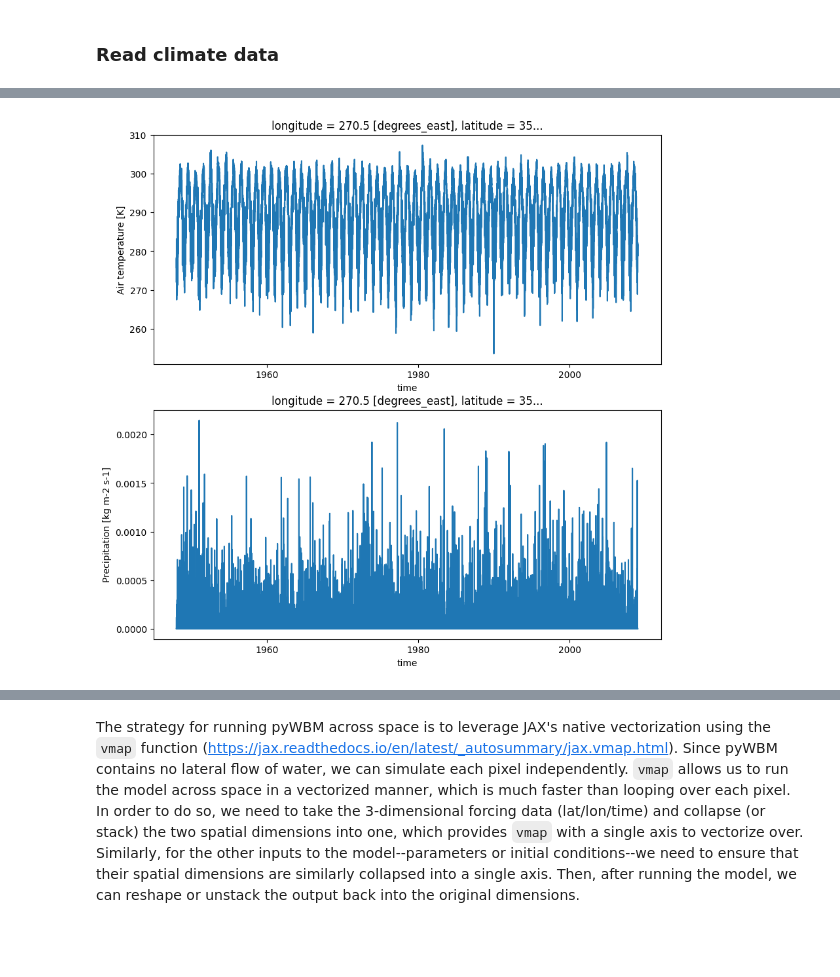
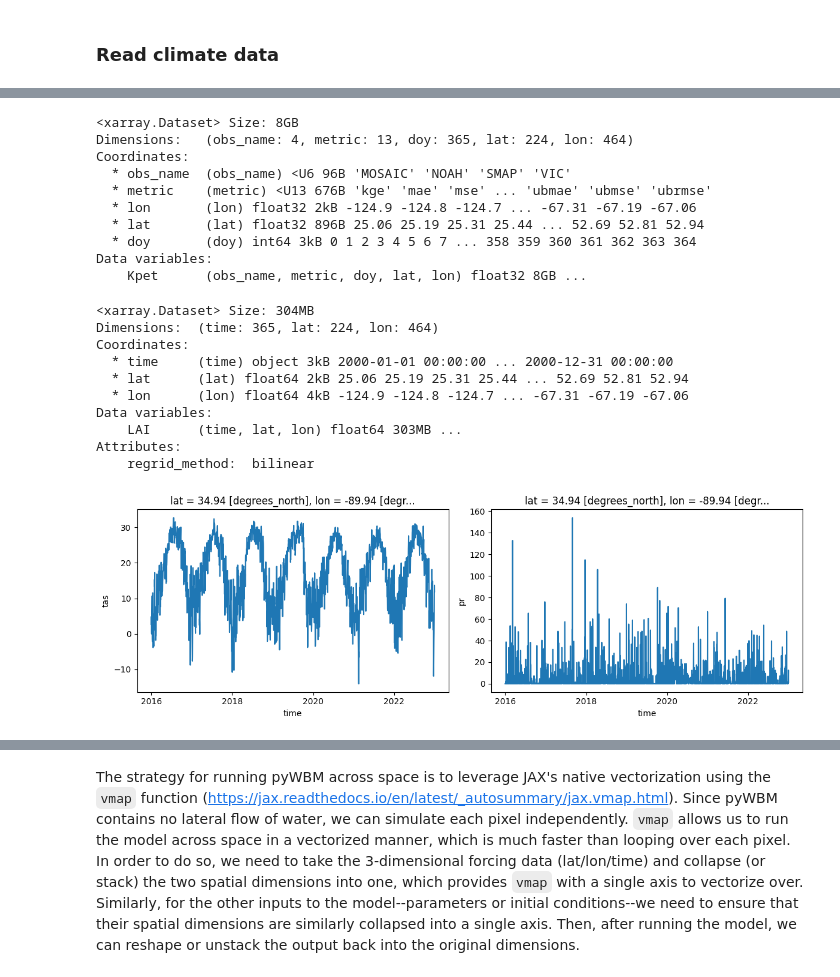
Before and after one commit to david0811/pyWBM, a Jupyter notebook: notebooks/N2_spatial.ipynb, the cells around one changed output, grey strips where cells are left out. Saved outputs shown, nothing was run; the diff lists cells and outputs as text; code cells hidden in the pictures; blank space fills up the shorter version.

```diff
--- a/notebooks/N2_spatial.ipynb
+++ b/notebooks/N2_spatial.ipynb
@@ -18,0 +13,15 @@ ds = ds.convert_calendar(calendar="noleap", dim="time")  # 365 day calendar
+# %%
+# Read forcing data from the pyWBM input directory
+##################################################################
+# UDPATE THIS
+# input_dir = "/Users/dcl257/Projects/pywbm_input_data/"
+input_dir = "/data/keeling/a/davidcl2/d/pyWBM_data/"
+##################################################################
+
+forcing_data = "smap"
+ds_forcing = xr.open_dataset(f"{input_dir}/{forcing_data}_forcing.nc")
+
+ds_lai = xr.open_dataset(f"{input_dir}/LAI_GLDAS_clima_NLDASgrid.nc")
+
+ds_params = xr.open_dataset(f"{input_dir}/pywbm_params.nc")
+ds_Kpet = xr.open_dataset(f"{input_dir}/Kpet.nc")
@@ -19,11 +63,41 @@ ds = ds.convert_calendar(calendar="noleap", dim="time")  # 365 day calendar
+# %%
+# ds_Kpet contains the 365-day timeseries of evapotranspiration modifiers, again
+# from the calibrated parameter values from Lafferty et al. (2025)
+print(ds_Kpet)
+# %% [output]
+<xarray.Dataset> Size: 8GB
+Dimensions:   (obs_name: 4, metric: 13, doy: 365, lat: 224, lon: 464)
+Coordinates:
+  * obs_name  (obs_name) <U6 96B 'MOSAIC' 'NOAH' 'SMAP' 'VIC'
+  * metric    (metric) <U13 676B 'kge' 'mae' 'mse' ... 'ubmae' 'ubmse' 'ubrmse'
+  * lon       (lon) float32 2kB -124.9 -124.8 -124.7 ... -67.31 -67.19 -67.06
+  * lat       (lat) float32 896B 25.06 25.19 25.31 25.44 ... 52.69 52.81 52.94
+  * doy       (doy) int64 3kB 0 1 2 3 4 5 6 7 ... 358 359 360 361 362 363 364
+Data variables:
+    Kpet      (obs_name, metric, doy, lat, lon) float32 8GB ...
+# %%
+# ds_Kpet contains the 365-day climatology of CONUS LAI values from GLDAS
+print(ds_lai)
+# %% [output]
+<xarray.Dataset> Size: 304MB
+Dimensions:  (time: 365, lat: 224, lon: 464)
+Coordinates:
+  * time     (time) object 3kB 2000-01-01 00:00:00 ... 2000-12-31 00:00:00
+  * lat      (lat) float64 2kB 25.06 25.19 25.31 25.44 ... 52.69 52.81 52.94
+  * lon      (lon) float64 4kB -124.9 -124.8 -124.7 ... -67.31 -67.19 -67.06
+Data variables:
+    LAI      (time, lat, lon) float64 303MB ...
+Attributes:
+    regrid_method:  bilinear
 # %%
 # Take a look at timeseries for random point
-lat, lon = 35, 270
-fig, axs = plt.subplots(2, 1, figsize=(10, 10))
-ds.sel(latitude=lat, longitude=lon, method="nearest")["tas"].plot(ax=axs[0])
-ds.sel(latitude=lat, longitude=lon, method="nearest")["prcp"].plot(ax=axs[1])
+lat, lon = 35, -90
+fig, axs = plt.subplots(1, 2, figsize=(12, 4))
+ds_forcing.sel(lat=lat, lon=lon, method="nearest")["tas"].plot(ax=axs[0])
+ds_forcing.sel(lat=lat, lon=lon, method="nearest")["pr"].plot(ax=axs[1])
+plt.tight_layout()
 plt.show()
 # %% [output]
-[figure, old version]
+[figure, new version]
 # %%
 # Take a look at the long term averages
```
Also changed, not shown: parts of 46 cells of this notebook, 2 other files.
